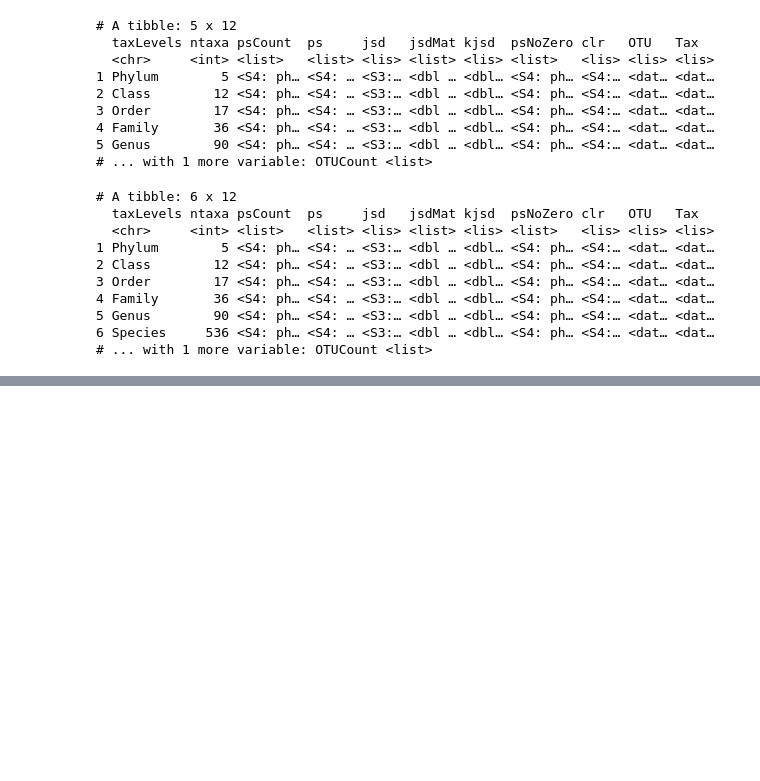
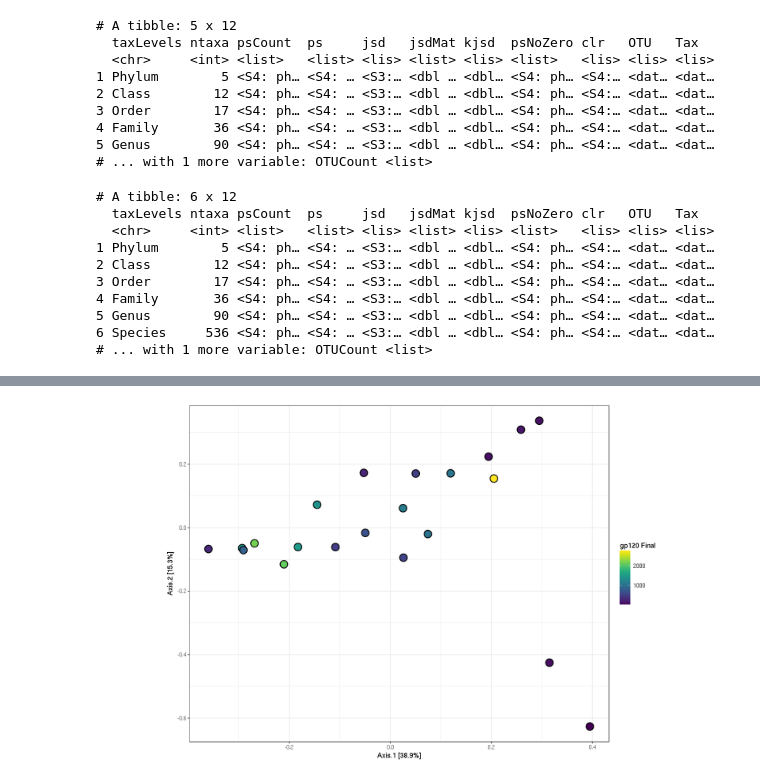
Before and after one commit to cramjaco/Nyvac_096_Microbiome, a Jupyter notebook: Mar2018_096.ipynb, the cells around one changed output, grey strips where cells are left out. Drawn from its saved outputs; the diff is of its cells as text; code cells hidden in the pictures; blank space fills up the shorter version.

```diff
--- a/Mar2018_096.ipynb
+++ b/Mar2018_096.ipynb
@@ -2864,0 +2975,15 @@ walk2(psDf1b$taxLevels, psDf1b$Tax,
+# %%
+##Fig2B
+perc1 = round(adaptive.evals[1] / sum(adaptive.evals) * 100, digits = 1)
+perc2 = round(adaptive.evals[2] / sum(adaptive.evals) * 100, digits = 1)
+Fig2B<- ggplot(data.frame(out.adaptive$U, sample_data(ps_log_cca))) +
+  geom_point(aes(x = Axis1, y = Axis2, fill = log120), size = 5, stroke = 1, shape = 21) +
+  xlab(paste0("Axis.1 [", perc1, "%]")) +
+  ylab(paste0("Axis.2 [", perc2, "%]")) +
+viridis::scale_fill_viridis(name = 'gp120 Final', direction =1) +
+coord_fixed(sqrt(out.adaptive$vars[2]/out.adaptive$vars[1]))+
+theme_bw()
+# %%
+Fig2B
+# %% [output]
+[figure, added]
```
Also changed, not shown: parts of 42 cells of this notebook, 13 other files.
